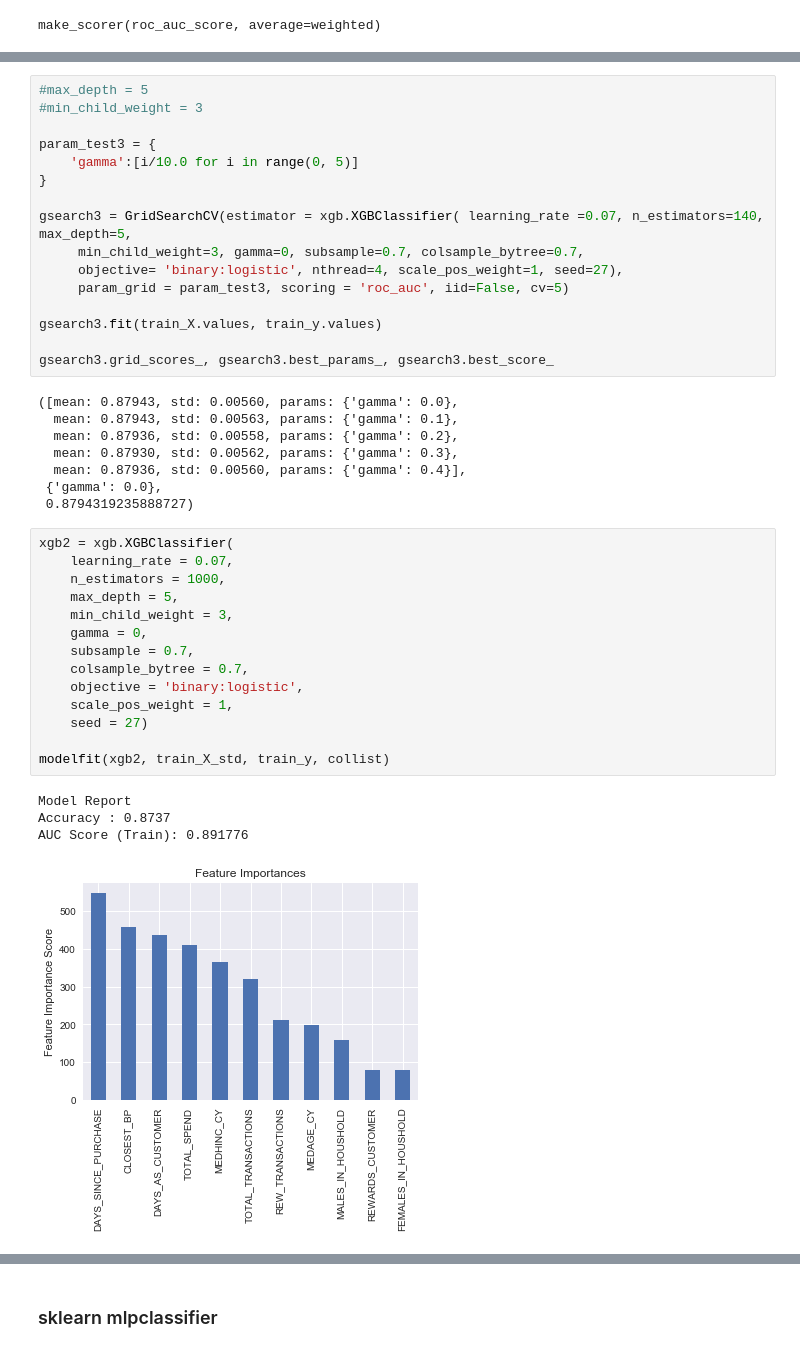
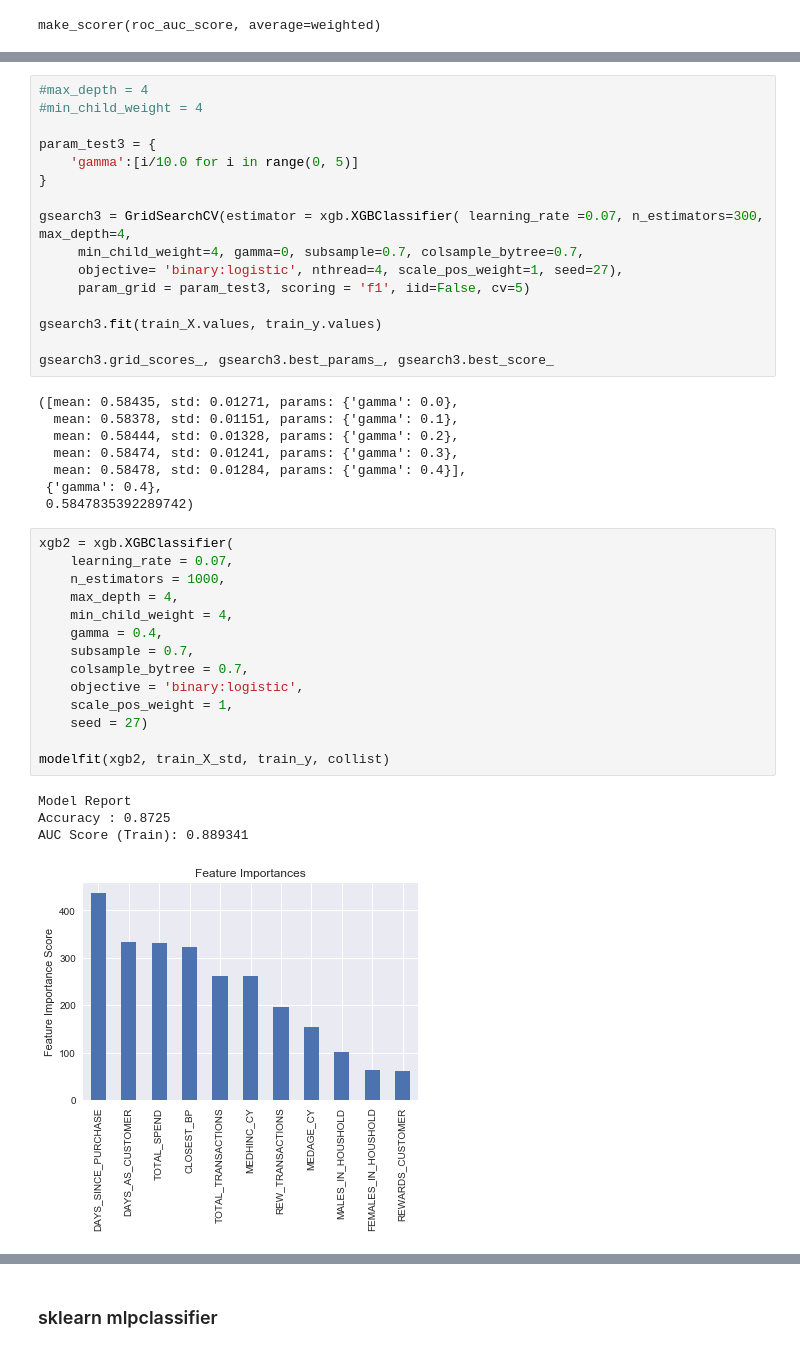
Before and after one commit to FloobtheGreat/IPy_Notebooks, a Jupyter notebook: Analyses/TabModeling.ipynb, the cells around one changed output, grey strips where cells are left out. Cells and saved outputs as stored; diff of their text form.

```diff
--- a/Analyses/TabModeling.ipynb
+++ b/Analyses/TabModeling.ipynb
@@ -348,44 +352,44 @@ gsearch2.grid_scores_, gsearch2.best_params_, gsearch2.best_score_
 # %%
-#max_depth = 5
-#min_child_weight = 3
+#max_depth = 4
+#min_child_weight = 4
 
 param_test3 = {
     'gamma':[i/10.0 for i in range(0, 5)]
 }
 
-gsearch3 = GridSearchCV(estimator = xgb.XGBClassifier( learning_rate =0.07, n_estimators=140, max_depth=5,
-     min_child_weight=3, gamma=0, subsample=0.7, colsample_bytree=0.7,
+gsearch3 = GridSearchCV(estimator = xgb.XGBClassifier( learning_rate =0.07, n_estimators=300, max_depth=4,
+     min_child_weight=4, gamma=0, subsample=0.7, colsample_bytree=0.7,
      objective= 'binary:logistic', nthread=4, scale_pos_weight=1, seed=27),
-     param_grid = param_test3, scoring = 'roc_auc', iid=False, cv=5)
+     param_grid = param_test3, scoring = 'f1', iid=False, cv=5)
 
 gsearch3.fit(train_X.values, train_y.values)
 
 gsearch3.grid_scores_, gsearch3.best_params_, gsearch3.best_score_
 # %% [output]
-([mean: 0.87943, std: 0.00560, params: {'gamma': 0.0},
-  mean: 0.87943, std: 0.00563, params: {'gamma': 0.1},
-  mean: 0.87936, std: 0.00558, params: {'gamma': 0.2},
-  mean: 0.87930, std: 0.00562, params: {'gamma': 0.3},
-  mean: 0.87936, std: 0.00560, params: {'gamma': 0.4}],
- {'gamma': 0.0},
- 0.8794319235888727)
+([mean: 0.58435, std: 0.01271, params: {'gamma': 0.0},
+  mean: 0.58378, std: 0.01151, params: {'gamma': 0.1},
+  mean: 0.58444, std: 0.01328, params: {'gamma': 0.2},
+  mean: 0.58474, std: 0.01241, params: {'gamma': 0.3},
+  mean: 0.58478, std: 0.01284, params: {'gamma': 0.4}],
+ {'gamma': 0.4},
+ 0.5847835392289742)
 # %%
 xgb2 = xgb.XGBClassifier(
     learning_rate = 0.07,
     n_estimators = 1000,
-    max_depth = 5,
-    min_child_weight = 3,
-    gamma = 0,
+    max_depth = 4,
+    min_child_weight = 4,
+    gamma = 0.4,
     subsample = 0.7,
     colsample_bytree = 0.7,
     objective = 'binary:logistic',
     scale_pos_weight = 1,
     seed = 27)
 
 modelfit(xgb2, train_X_std, train_y, collist)
 # %% [output]
 Model Report
-Accuracy : 0.8737
-AUC Score (Train): 0.891776
+Accuracy : 0.8725
+AUC Score (Train): 0.889341
-[figure, old version]
+[figure, new version]
 # %%
```
Also changed, not shown: parts of 9 cells of this notebook.
